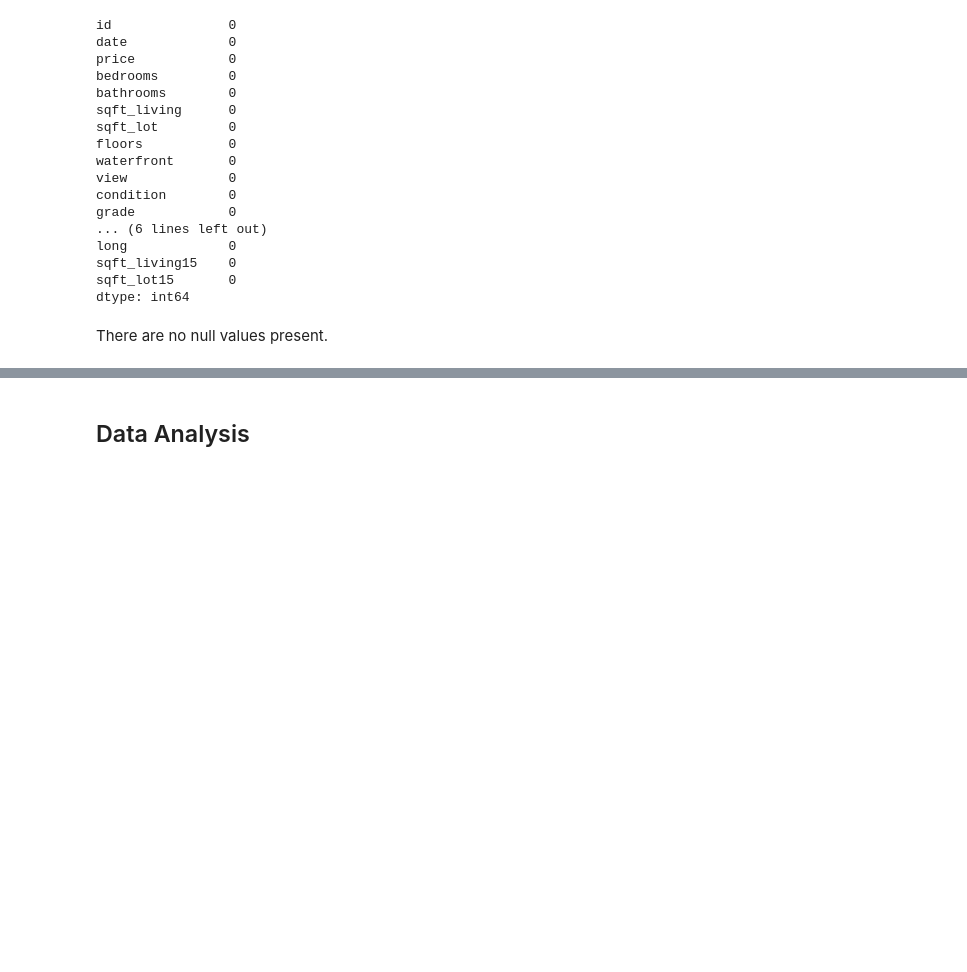
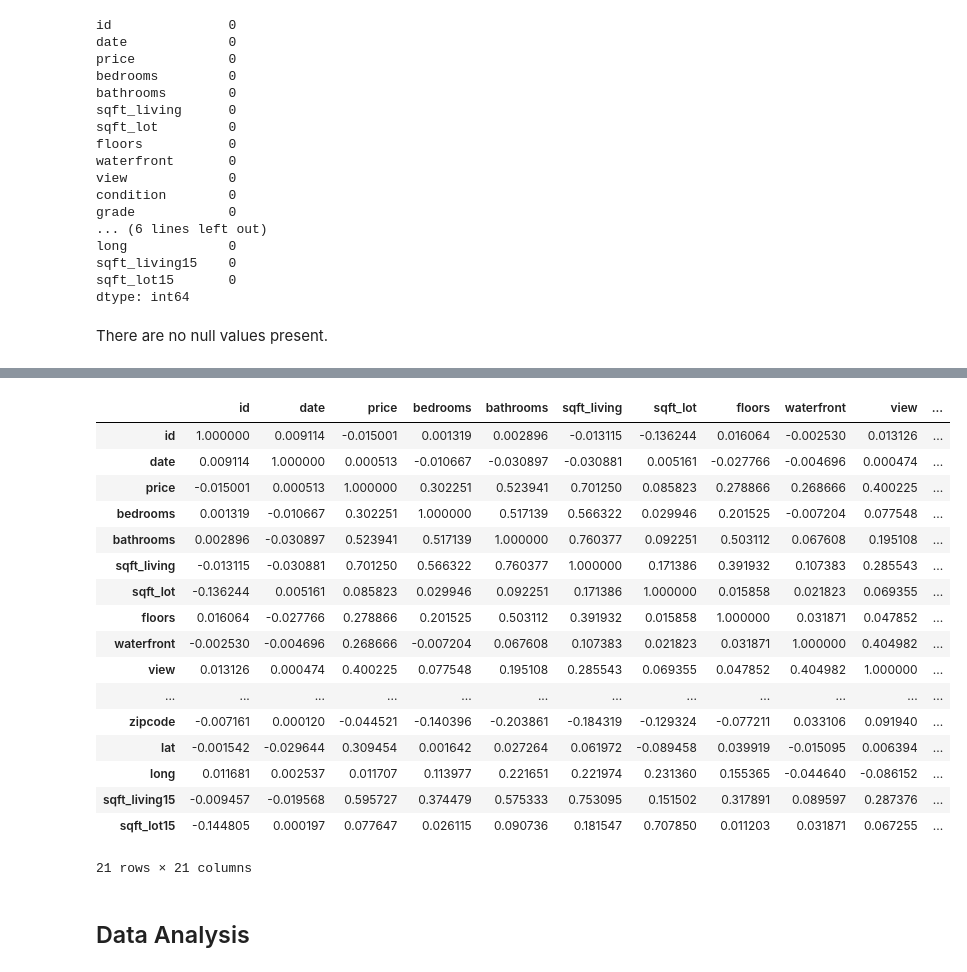
Before and after one commit to MbuviM/ML-Personal-Projects, a Jupyter notebook: Linear-Regression-Housing/model.ipynb, the cells around one changed output, grey strips where cells are left out. Cells and saved outputs as stored; diff of their text form; code cells hidden in the pictures; blank space fills up the shorter version.

```diff
--- a/Linear-Regression-Housing/model.ipynb
+++ b/Linear-Regression-Housing/model.ipynb
@@ -86,0 +106,23 @@ memory usage: 3.1 MB
+# %%
+# Correlation Matrix
+correlation = housing_prices.corr()
+correlation
+# %% [output]
+|  | id | date | price | bedrooms | bathrooms | sqft_living | sqft_lot | floors | waterfront | view | ... |
+| id | 1.000000 | 0.009114 | -0.015001 | 0.001319 | 0.002896 | -0.013115 | -0.136244 | 0.016064 | -0.002530 | 0.013126 | ... |
+| date | 0.009114 | 1.000000 | 0.000513 | -0.010667 | -0.030897 | -0.030881 | 0.005161 | -0.027766 | -0.004696 | 0.000474 | ... |
+| price | -0.015001 | 0.000513 | 1.000000 | 0.302251 | 0.523941 | 0.701250 | 0.085823 | 0.278866 | 0.268666 | 0.400225 | ... |
+| bedrooms | 0.001319 | -0.010667 | 0.302251 | 1.000000 | 0.517139 | 0.566322 | 0.029946 | 0.201525 | -0.007204 | 0.077548 | ... |
+| bathrooms | 0.002896 | -0.030897 | 0.523941 | 0.517139 | 1.000000 | 0.760377 | 0.092251 | 0.503112 | 0.067608 | 0.195108 | ... |
+| sqft_living | -0.013115 | -0.030881 | 0.701250 | 0.566322 | 0.760377 | 1.000000 | 0.171386 | 0.391932 | 0.107383 | 0.285543 | ... |
+| sqft_lot | -0.136244 | 0.005161 | 0.085823 | 0.029946 | 0.092251 | 0.171386 | 1.000000 | 0.015858 | 0.021823 | 0.069355 | ... |
+| floors | 0.016064 | -0.027766 | 0.278866 | 0.201525 | 0.503112 | 0.391932 | 0.015858 | 1.000000 | 0.031871 | 0.047852 | ... |
+| waterfront | -0.002530 | -0.004696 | 0.268666 | -0.007204 | 0.067608 | 0.107383 | 0.021823 | 0.031871 | 1.000000 | 0.404982 | ... |
+| view | 0.013126 | 0.000474 | 0.400225 | 0.077548 | 0.195108 | 0.285543 | 0.069355 | 0.047852 | 0.404982 | 1.000000 | ... |
+| ... | ... | ... | ... | ... | ... | ... | ... | ... | ... | ... | ... |
+| zipcode | -0.007161 | 0.000120 | -0.044521 | -0.140396 | -0.203861 | -0.184319 | -0.129324 | -0.077211 | 0.033106 | 0.091940 | ... |
+| lat | -0.001542 | -0.029644 | 0.309454 | 0.001642 | 0.027264 | 0.061972 | -0.089458 | 0.039919 | -0.015095 | 0.006394 | ... |
+| long | 0.011681 | 0.002537 | 0.011707 | 0.113977 | 0.221651 | 0.221974 | 0.231360 | 0.155365 | -0.044640 | -0.086152 | ... |
+| sqft_living15 | -0.009457 | -0.019568 | 0.595727 | 0.374479 | 0.575333 | 0.753095 | 0.151502 | 0.317891 | 0.089597 | 0.287376 | ... |
+| sqft_lot15 | -0.144805 | 0.000197 | 0.077647 | 0.026115 | 0.090736 | 0.181547 | 0.707850 | 0.011203 | 0.031871 | 0.067255 | ... |
+21 rows × 21 columns
```
Also changed, not shown: parts of 16 cells of this notebook, 1 other file.
